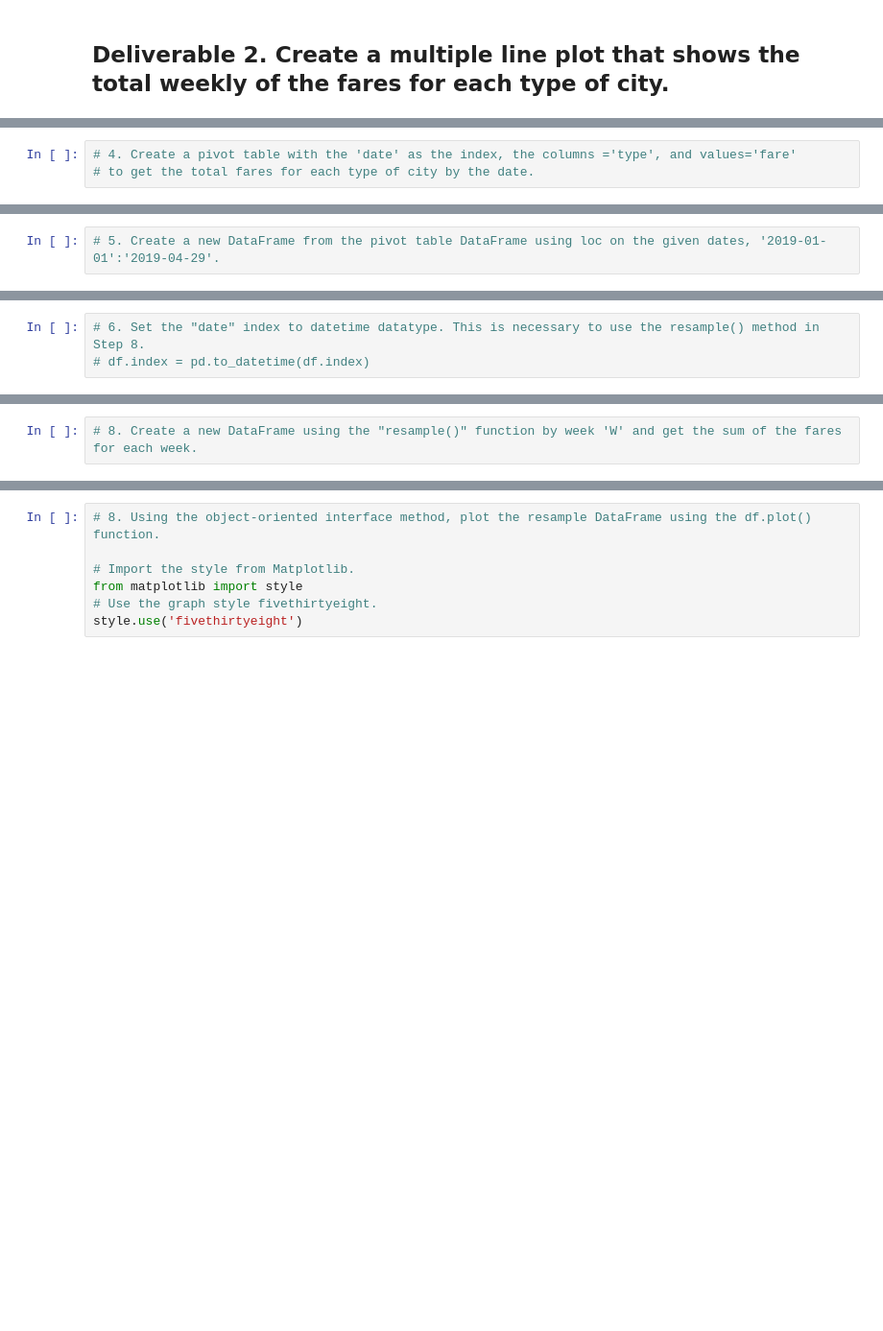
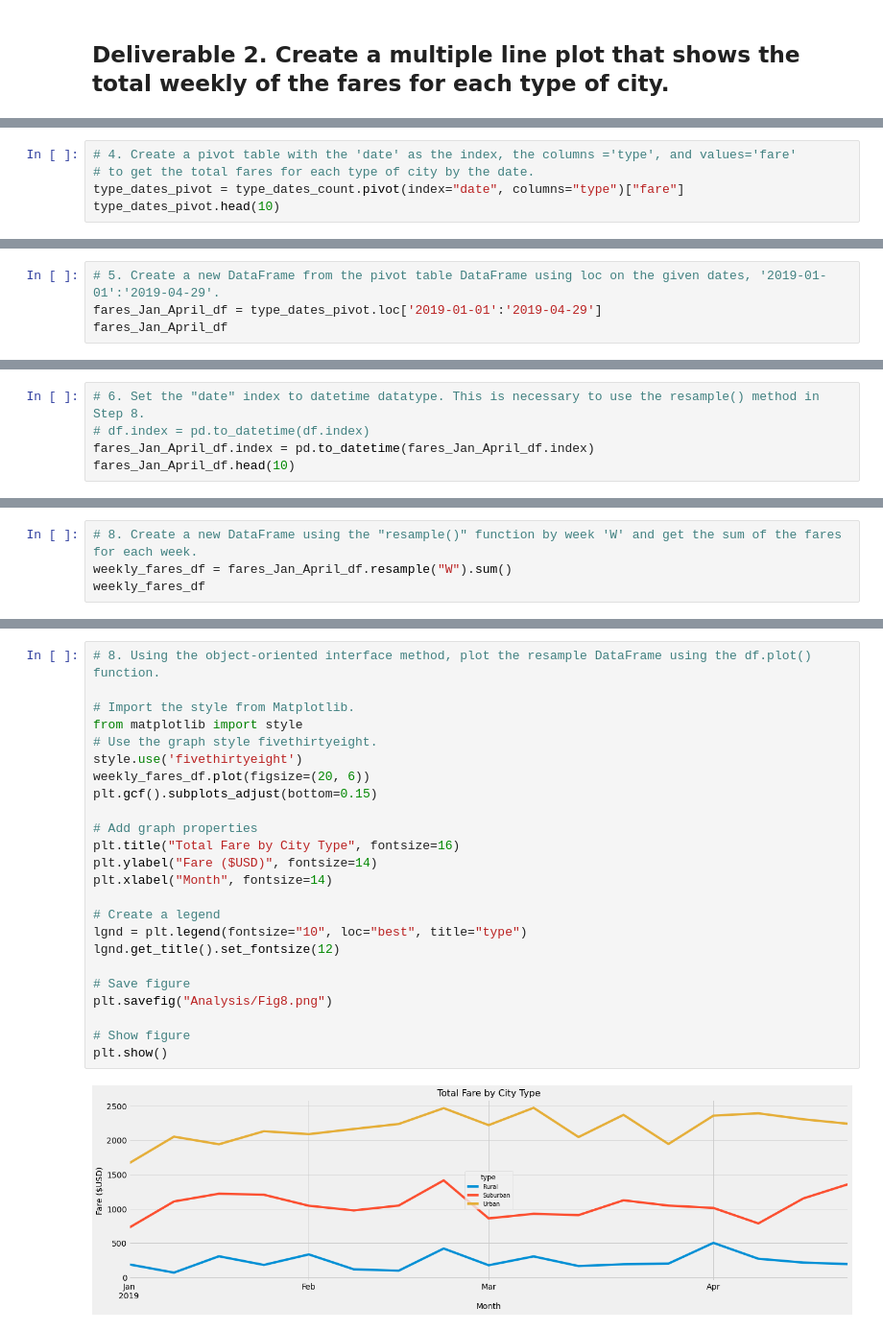
Before and after one commit to ssheggrud/PyBer_Analysis, a Jupyter notebook: PyBer_Challenge_starter_code.ipynb, the cells around one changed output, grey strips where cells are left out. Shown at 96% size. Saved outputs shown, nothing was run; the diff lists cells and outputs as text; blank space fills up the shorter version.

Commit message:
coding complete, adding Fig8 of analysis

```diff
--- a/PyBer_Challenge_starter_code.ipynb
+++ b/PyBer_Challenge_starter_code.ipynb
@@ -189,3 +224,5 @@ type_dates_count
 # %%
 # 4. Create a pivot table with the 'date' as the index, the columns ='type', and values='fare'
 # to get the total fares for each type of city by the date.
+type_dates_pivot = type_dates_count.pivot(index="date", columns="type")["fare"]
+type_dates_pivot.head(10)
@@ -192,2 +242,4 @@ type_dates_count
 # %%
 # 5. Create a new DataFrame from the pivot table DataFrame using loc on the given dates, '2019-01-01':'2019-04-29'.
+fares_Jan_April_df = type_dates_pivot.loc['2019-01-01':'2019-04-29']
+fares_Jan_April_df
@@ -194,3 +261,5 @@ type_dates_count
 # %%
 # 6. Set the "date" index to datetime datatype. This is necessary to use the resample() method in Step 8.
 # df.index = pd.to_datetime(df.index)
+fares_Jan_April_df.index = pd.to_datetime(fares_Jan_April_df.index)
+fares_Jan_April_df.head(10)
@@ -199,2 +293,4 @@ type_dates_count
 # %%
 # 8. Create a new DataFrame using the "resample()" function by week 'W' and get the sum of the fares for each week.
+weekly_fares_df = fares_Jan_April_df.resample("W").sum()
+weekly_fares_df
@@ -201,7 +317,26 @@ type_dates_count
 # %%
 # 8. Using the object-oriented interface method, plot the resample DataFrame using the df.plot() function.
 
 # Import the style from Matplotlib.
 from matplotlib import style
 # Use the graph style fivethirtyeight.
 style.use('fivethirtyeight')
+weekly_fares_df.plot(figsize=(20, 6))
+plt.gcf().subplots_adjust(bottom=0.15)
+
+# Add graph properties
+plt.title("Total Fare by City Type", fontsize=16)
+plt.ylabel("Fare ($USD)", fontsize=14)
+plt.xlabel("Month", fontsize=14)
+
+# Create a legend
+lgnd = plt.legend(fontsize="10", loc="best", title="type")
+lgnd.get_title().set_fontsize(12)
+
+# Save figure
+plt.savefig("Analysis/Fig8.png")
+
+# Show figure
+plt.show()
+# %% [output]
+[figure, added]
```
Also changed, not shown: parts of 8 cells of this notebook, 1 other file.
